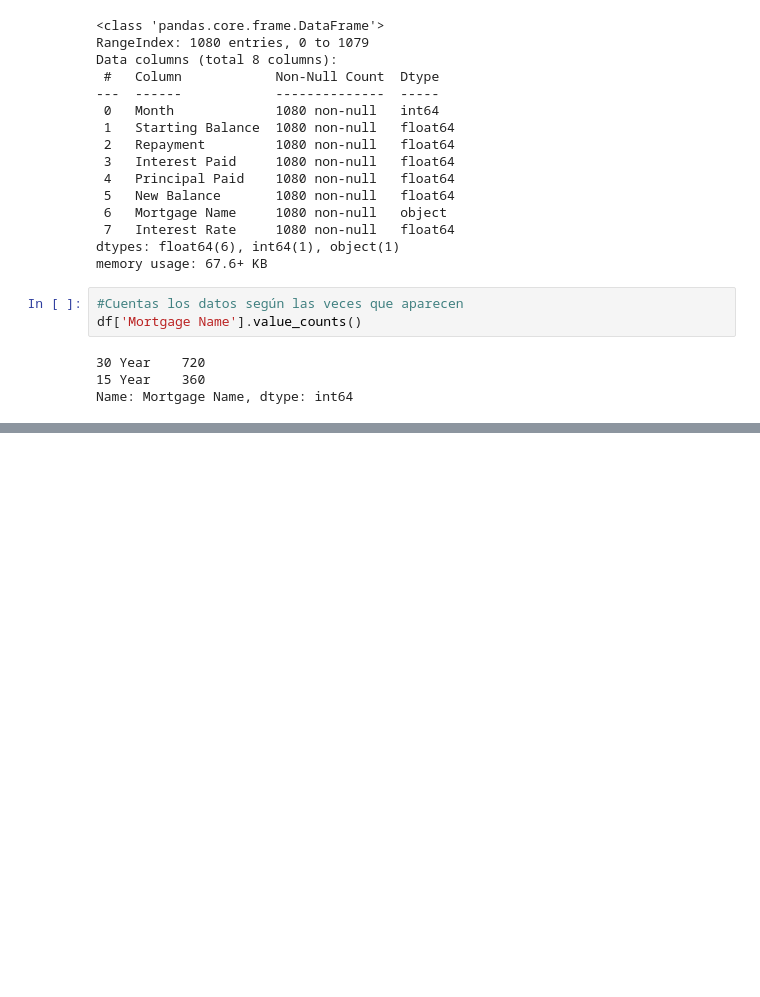
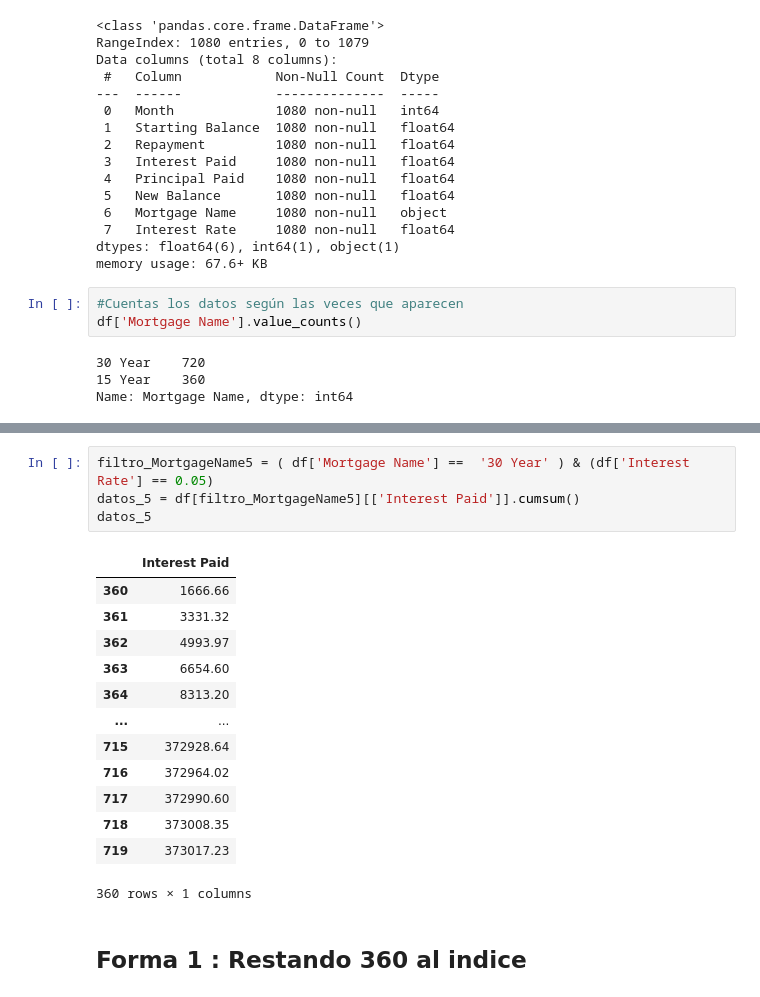
Before and after one commit to aabarzu/Coding-Dojo, a Jupyter notebook: ReproducirGráficoAA.ipynb, the cells around one changed output, grey strips where cells are left out. Cells and saved outputs as stored; diff of their text form; blank space fills up the shorter version.

```diff
--- a/ReproducirGráficoAA.ipynb
+++ b/ReproducirGráficoAA.ipynb
@@ -48,3 +70,23 @@ Name: Mortgage Name, dtype: int64
+# %%
+filtro_MortgageName5 = ( df['Mortgage Name'] ==  '30 Year' ) & (df['Interest Rate'] == 0.05)
+datos_5 = df[filtro_MortgageName5][['Interest Paid']].cumsum()
+datos_5
+# %% [output]
+|  | Interest Paid |
+| 360 | 1666.66 |
+| 361 | 3331.32 |
+| 362 | 4993.97 |
+| 363 | 6654.60 |
+| 364 | 8313.20 |
+| ... | ... |
+| 715 | 372928.64 |
+| 716 | 372964.02 |
+| 717 | 372990.60 |
+| 718 | 373008.35 |
+| 719 | 373017.23 |
+360 rows × 1 columns
+# %% [markdown]
+## **Forma 1 : Restando 360 al indice**
 # %%
 #Restando 360 al indice
 
```
Also changed, not shown: parts of 7 cells of this notebook.
